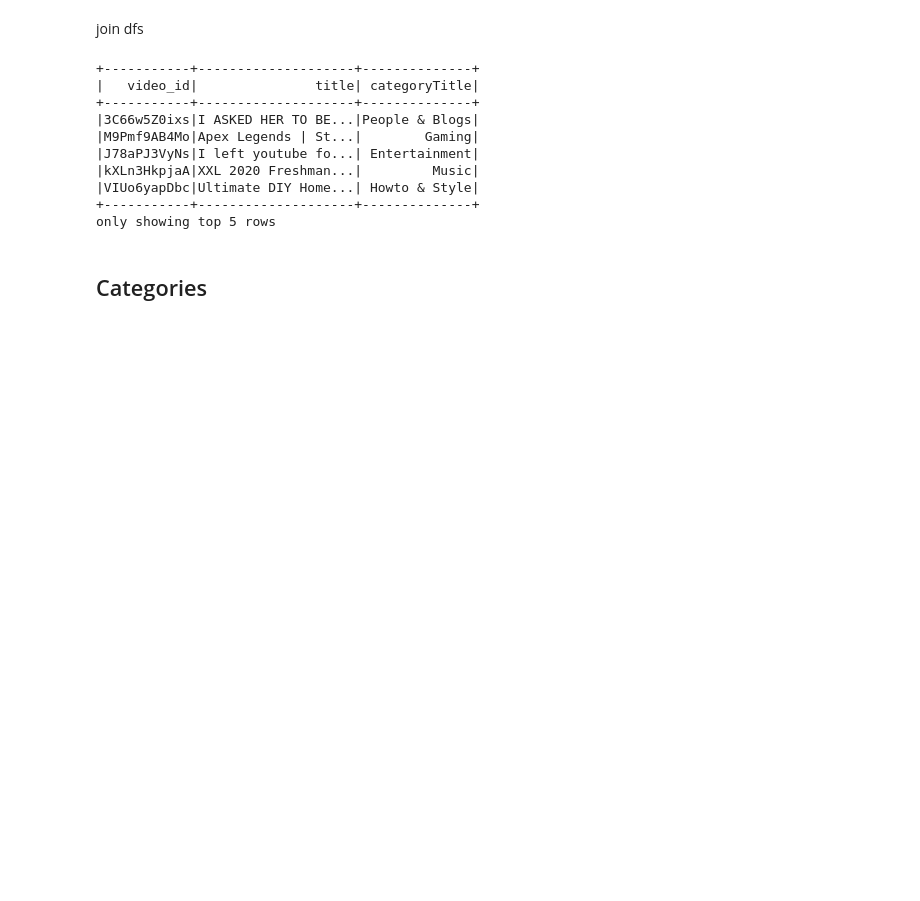
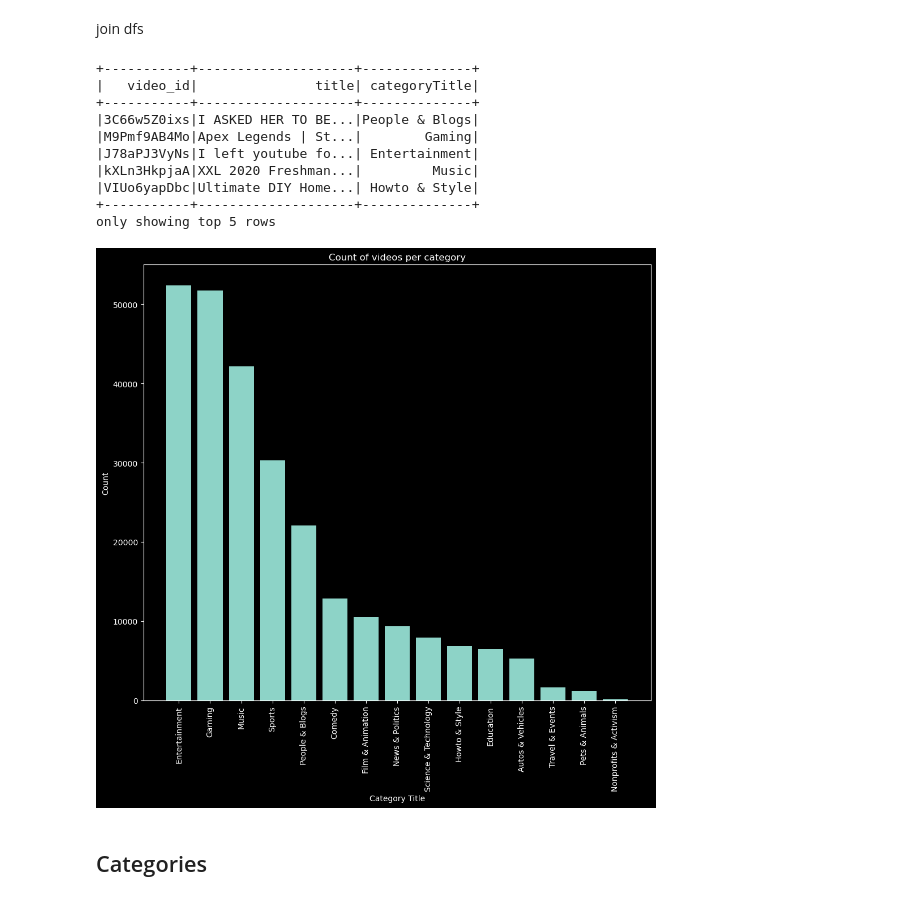
Before and after one commit to seszele64/Youtube-sentiment-analysis-project, a Jupyter notebook: 3. eda.ipynb, the cells around one changed output. Saved outputs shown, nothing was run; the diff lists cells and outputs as text; code cells hidden in the pictures; blank space fills up the shorter version.

```diff
--- a/3. eda.ipynb
+++ b/3. eda.ipynb
@@ -4,7 +4,7 @@ import pandas as pd
 
 from spark_session_manager import SparkSessionManager
 
-file = "/home/gr00stl/Nextcloud/Projects/social-media-sentiment/youtube/data/processed/processed_US_youtube_trending_data.parquet"
+file = "data/processed/processed_US_youtube_trending_data.parquet"
 spark = SparkSessionManager.get_spark_session()
 
 df = spark.read.parquet(file)
@@ -197,10 +231,10 @@ df = df.withColumn("categoryId", col("categoryId").cast("string"))
 join dfs
 # %%
 # Perform the join
-df_with_categories = df.join(category_df, on="categoryId", how="left")
+df = df.join(category_df, on="categoryId", how="left")
 
 # Show some results to verify the join worked as expected
-df_with_categories.select("video_id", "title", "categoryTitle").show(5)
+df.select("video_id", "title", "categoryTitle").show(5)
 # %% [output]
 +-----------+--------------------+--------------+
 |   video_id|               title| categoryTitle|
@@ -212,20 +246,30 @@ df_with_categories.select("video_id", "title", "categoryTitle").show(5)
 |VIUo6yapDbc|Ultimate DIY Home...| Howto & Style|
 +-----------+--------------------+--------------+
 only showing top 5 rows
+# %%
+category_counts = df.groupBy("categoryId").count().orderBy(col("count").desc()).toPandas()
 # %%
-# FILEPATH: /home/gr00stl/Nextcloud/Projects/social-media-sentiment/youtube/1. eda.ipynb
-category_counts = df.groupBy("categoryTitle").count().orderBy(col("count").desc()).toPandas()
 
 import matplotlib.pyplot as plt
 
 plt.style.use('dark_background')
 
-plt.figure(figsize=(10, 6))
-plt.bar(category_counts["categoryTitle"], category_counts["count"], color='skyblue')
-plt.xlabel('Category Title')
-plt.ylabel('Number of Videos')
-plt.title('Video Distribution by Category')
-plt.xticks(rotation=45)
+# xaxis labels should be category titles
+category_titles = df.select("categoryId", "categoryTitle").distinct().toPandas()
+category_titles = category_titles.set_index("categoryId")
+
+category_counts["categoryTitle"] = category_counts["categoryId"].apply(lambda x: category_titles.loc[x]["categoryTitle"])
+
+plt.figure(figsize=(10, 10))
+plt.bar(category_counts["categoryTitle"], category_counts["count"])
+plt.xlabel("Category Title")
+plt.ylabel("Count")
+plt.title("Count of videos per category")
+
+plt.xticks(rotation=90)
+plt.tight_layout()
 plt.show()
+# %% [output]
+[figure, added]
 # %% [markdown]
 ## Categories
```
Also changed, not shown: parts of 20 cells of this notebook, 3 other files.
